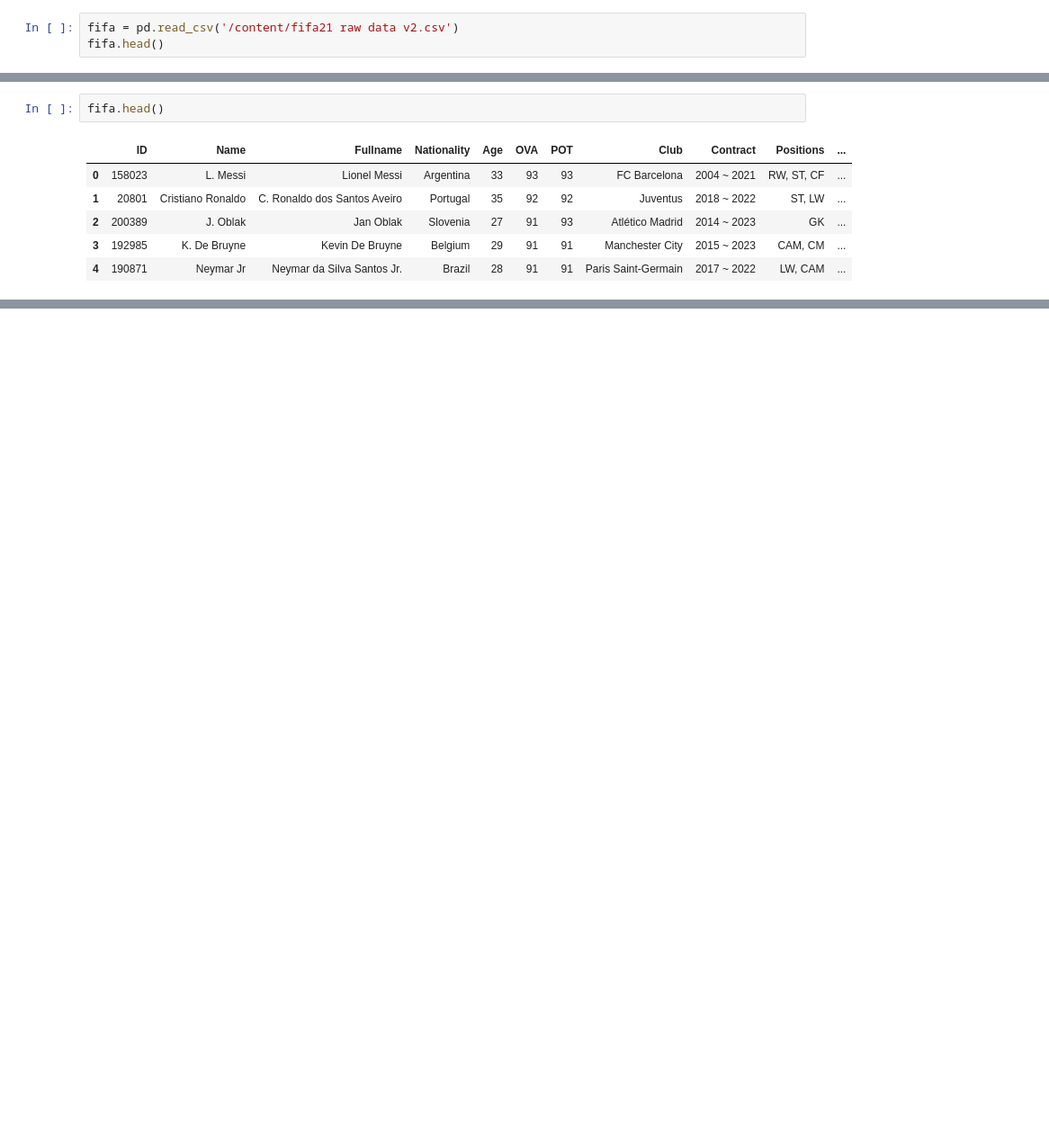
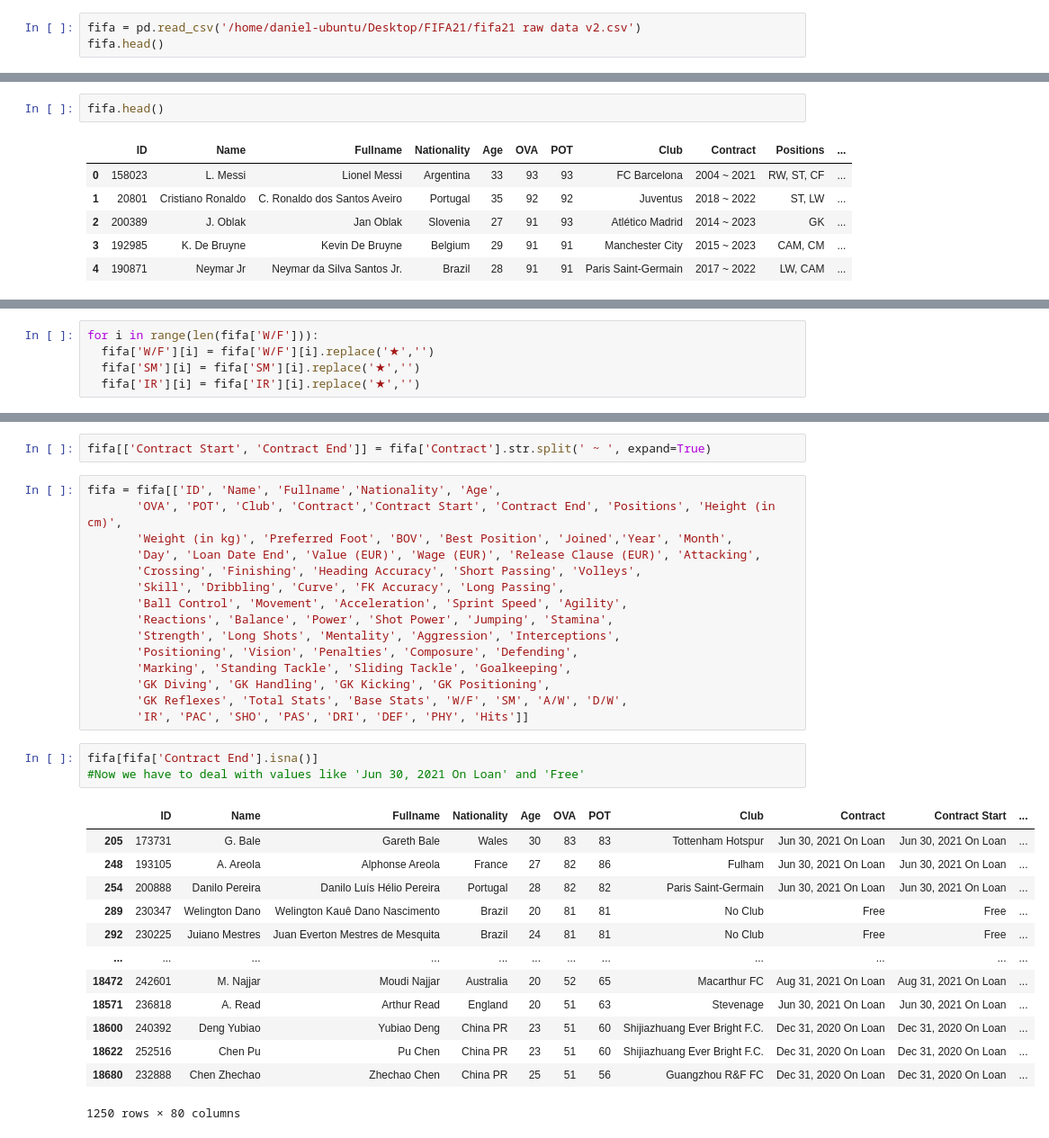
Before and after one commit to danieldorta/FIFA21, a Jupyter notebook: FIFA21 data cleaning.ipynb, the cells around one changed output, grey strips where cells are left out. Shown: that part at 90% size. Drawn from its saved outputs; the diff is of its cells as text; blank space fills up the shorter version.

```diff
--- a/FIFA21 data cleaning.ipynb
+++ b/FIFA21 data cleaning.ipynb
@@ -13,7 +13,7 @@ warnings.filterwarnings('ignore')
 pd.set_option('display.max_columns', 500)
 pd.set_option('display.max_rows', 100)
 # %%
-fifa = pd.read_csv('/content/fifa21 raw data v2.csv')
+fifa = pd.read_csv('/home/daniel-ubuntu/Desktop/FIFA21/fifa21 raw data v2.csv')
 fifa.head()
 # %% [output]
 |  | ID | Name | LongName | photoUrl | playerUrl | Nationality | Age | ↓OVA | POT | Club | ... |
@@ -228,0 +224,5 @@ fifa.head()
+# %%
+for i in range(len(fifa['W/F'])):
+  fifa['W/F'][i] = fifa['W/F'][i].replace('★','')
+  fifa['SM'][i] = fifa['SM'][i].replace('★','')
+  fifa['IR'][i] = fifa['IR'][i].replace('★','')
@@ -228,0 +247,34 @@ fifa.head()
+# %%
+fifa[['Contract Start', 'Contract End']] = fifa['Contract'].str.split(' ~ ', expand=True)
+# %%
+fifa = fifa[['ID', 'Name', 'Fullname','Nationality', 'Age',
+       'OVA', 'POT', 'Club', 'Contract','Contract Start', 'Contract End', 'Positions', 'Height (in cm)',
+       'Weight (in kg)', 'Preferred Foot', 'BOV', 'Best Position', 'Joined','Year', 'Month',
+       'Day', 'Loan Date End', 'Value (EUR)', 'Wage (EUR)', 'Release Clause (EUR)', 'Attacking',
+       'Crossing', 'Finishing', 'Heading Accuracy', 'Short Passing', 'Volleys',
+       'Skill', 'Dribbling', 'Curve', 'FK Accuracy', 'Long Passing',
+       'Ball Control', 'Movement', 'Acceleration', 'Sprint Speed', 'Agility',
+       'Reactions', 'Balance', 'Power', 'Shot Power', 'Jumping', 'Stamina',
+       'Strength', 'Long Shots', 'Mentality', 'Aggression', 'Interceptions',
+       'Positioning', 'Vision', 'Penalties', 'Composure', 'Defending',
+       'Marking', 'Standing Tackle', 'Sliding Tackle', 'Goalkeeping',
+       'GK Diving', 'GK Handling', 'GK Kicking', 'GK Positioning',
+       'GK Reflexes', 'Total Stats', 'Base Stats', 'W/F', 'SM', 'A/W', 'D/W',
+       'IR', 'PAC', 'SHO', 'PAS', 'DRI', 'DEF', 'PHY', 'Hits']]
+# %%
+fifa[fifa['Contract End'].isna()]
+#Now we have to deal with values like 'Jun 30, 2021 On Loan' and 'Free'
+# %% [output]
+|  | ID | Name | Fullname | Nationality | Age | OVA | POT | Club | Contract | Contract Start | ... |
+| 205 | 173731 | G. Bale | Gareth Bale | Wales | 30 | 83 | 83 | Tottenham Hotspur | Jun 30, 2021 On Loan | Jun 30, 2021 On Loan | ... |
+| 248 | 193105 | A. Areola | Alphonse Areola | France | 27 | 82 | 86 | Fulham | Jun 30, 2021 On Loan | Jun 30, 2021 On Loan | ... |
+| 254 | 200888 | Danilo Pereira | Danilo Luís Hélio Pereira | Portugal | 28 | 82 | 82 | Paris Saint-Germain | Jun 30, 2021 On Loan | Jun 30, 2021 On Loan | ... |
+| 289 | 230347 | Welington Dano | Welington Kauê Dano Nascimento | Brazil | 20 | 81 | 81 | No Club | Free | Free | ... |
+| 292 | 230225 | Juiano Mestres | Juan Everton Mestres de Mesquita | Brazil | 24 | 81 | 81 | No Club | Free | Free | ... |
+| ... | ... | ... | ... | ... | ... | ... | ... | ... | ... | ... | ... |
+| 18472 | 242601 | M. Najjar | Moudi Najjar | Australia | 20 | 52 | 65 | Macarthur FC | Aug 31, 2021 On Loan | Aug 31, 2021 On Loan | ... |
+| 18571 | 236818 | A. Read | Arthur Read | England | 20 | 51 | 63 | Stevenage | Jun 30, 2021 On Loan | Jun 30, 2021 On Loan | ... |
+| 18600 | 240392 | Deng Yubiao | Yubiao Deng | China PR | 23 | 51 | 60 | Shijiazhuang Ever Bright F.C. | Dec 31, 2020 On Loan | Dec 31, 2020 On Loan | ... |
+| 18622 | 252516 | Chen Pu | Pu Chen | China PR | 23 | 51 | 60 | Shijiazhuang Ever Bright F.C. | Dec 31, 2020 On Loan | Dec 31, 2020 On Loan | ... |
+| 18680 | 232888 | Chen Zhechao | Zhechao Chen | China PR | 25 | 51 | 56 | Guangzhou R&F FC | Dec 31, 2020 On Loan | Dec 31, 2020 On Loan | ... |
+1250 rows × 80 columns
```
Also changed, not shown: parts of 21 cells of this notebook, 1 other file.
